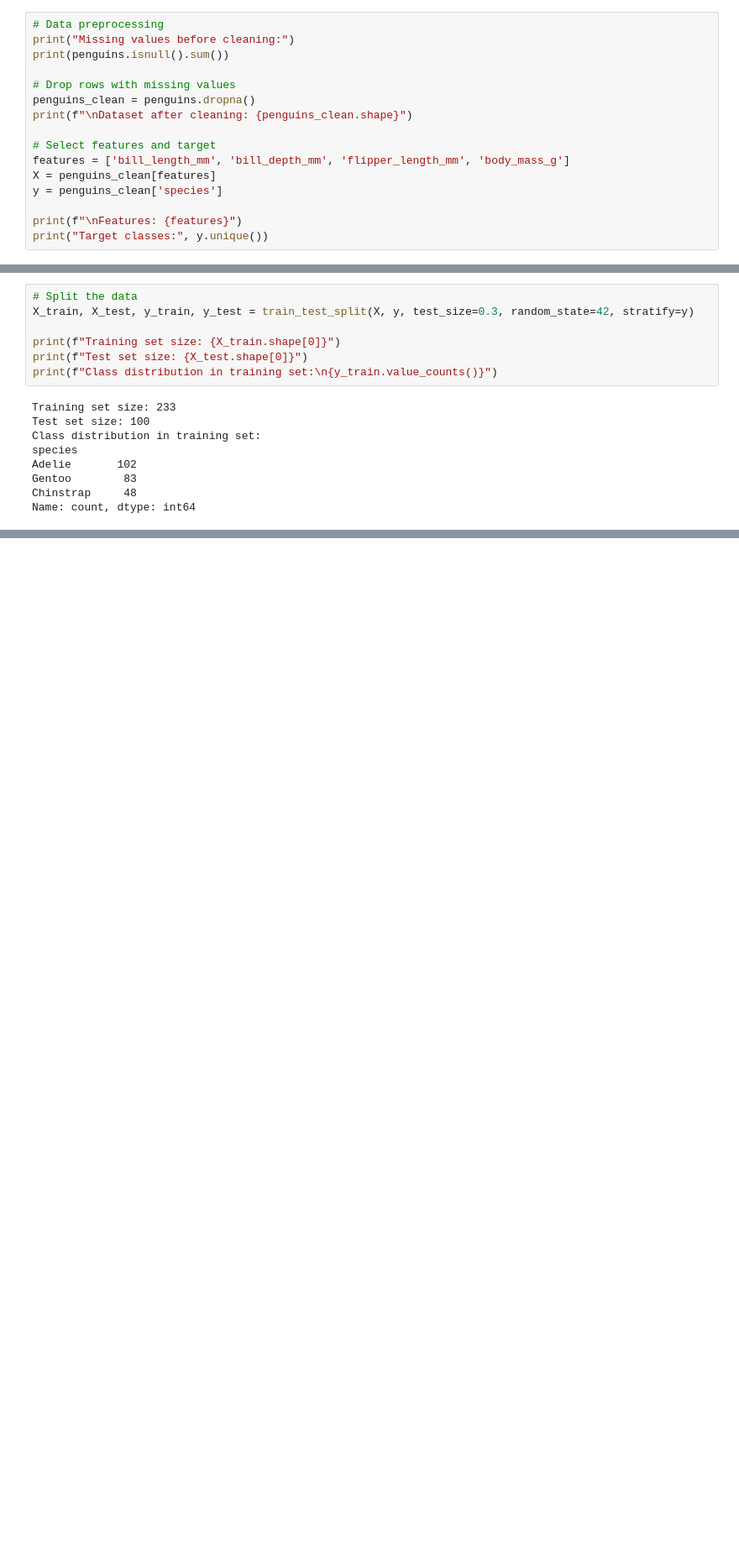
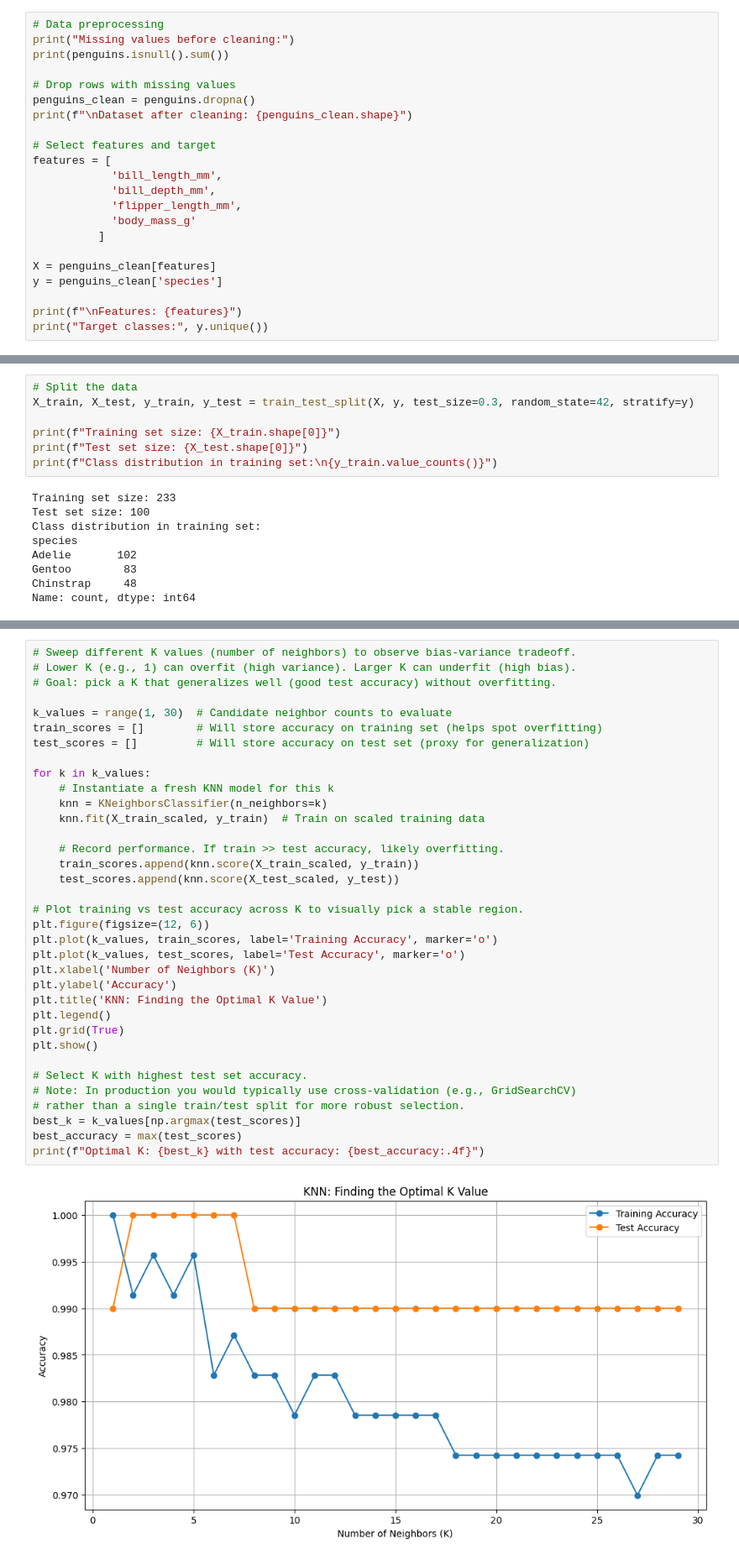
Before and after one commit to samarthya/learn-knn, a Jupyter notebook: knn-learn.ipynb, the cells around one changed output, grey strips where cells are left out. Shown: that part at 84% size. Cells and saved outputs as stored; diff of their text form; blank space fills up the shorter version.

```diff
--- a/knn-learn.ipynb
+++ b/knn-learn.ipynb
@@ -42,7 +52,13 @@ penguins_clean = penguins.dropna()
 print(f"\nDataset after cleaning: {penguins_clean.shape}")
 
 # Select features and target
-features = ['bill_length_mm', 'bill_depth_mm', 'flipper_length_mm', 'body_mass_g']
+features = [
+            'bill_length_mm',
+            'bill_depth_mm',
+            'flipper_length_mm',
+            'body_mass_g'
+          ]
+
 X = penguins_clean[features]
 y = penguins_clean['species']
 
@@ -124,0 +149,37 @@ plt.show()
+# %%
+# Sweep different K values (number of neighbors) to observe bias-variance tradeoff.
+# Lower K (e.g., 1) can overfit (high variance). Larger K can underfit (high bias).
+# Goal: pick a K that generalizes well (good test accuracy) without overfitting.
+
+k_values = range(1, 30)  # Candidate neighbor counts to evaluate
+train_scores = []        # Will store accuracy on training set (helps spot overfitting)
+test_scores = []         # Will store accuracy on test set (proxy for generalization)
+
+for k in k_values:
+    # Instantiate a fresh KNN model for this k
+    knn = KNeighborsClassifier(n_neighbors=k)
+    knn.fit(X_train_scaled, y_train)  # Train on scaled training data
+
+    # Record performance. If train >> test accuracy, likely overfitting.
+    train_scores.append(knn.score(X_train_scaled, y_train))
+    test_scores.append(knn.score(X_test_scaled, y_test))
+
+# Plot training vs test accuracy across K to visually pick a stable region.
+plt.figure(figsize=(12, 6))
+plt.plot(k_values, train_scores, label='Training Accuracy', marker='o')
+plt.plot(k_values, test_scores, label='Test Accuracy', marker='o')
+plt.xlabel('Number of Neighbors (K)')
+plt.ylabel('Accuracy')
+plt.title('KNN: Finding the Optimal K Value')
+plt.legend()
+plt.grid(True)
+plt.show()
+
+# Select K with highest test set accuracy.
+# Note: In production you would typically use cross-validation (e.g., GridSearchCV)
+# rather than a single train/test split for more robust selection.
+best_k = k_values[np.argmax(test_scores)]
+best_accuracy = max(test_scores)
+print(f"Optimal K: {best_k} with test accuracy: {best_accuracy:.4f}")
+# %% [output]
+[figure, added]
```
Also changed, not shown: parts of 16 cells of this notebook.
